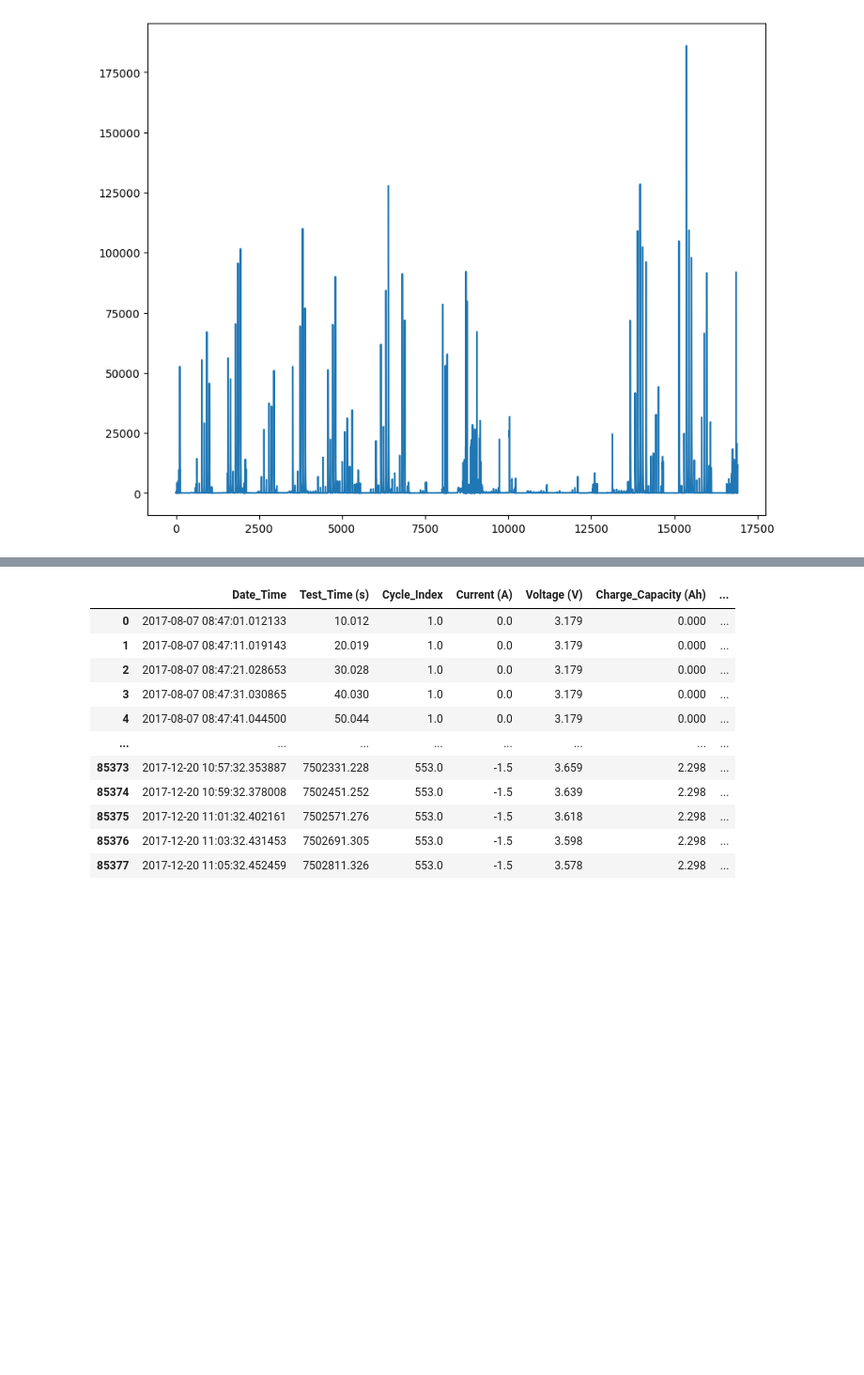
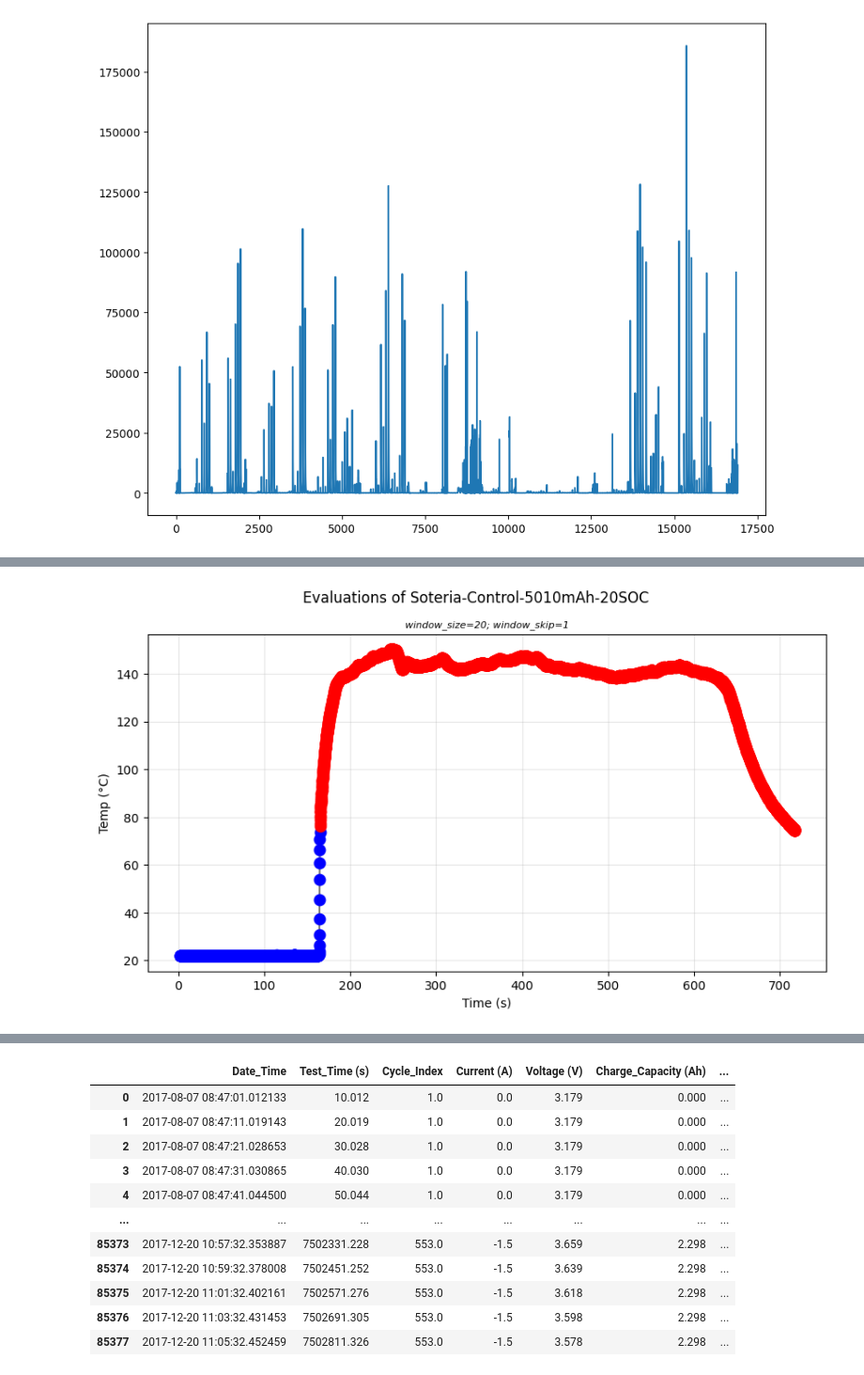
Before and after one commit to hhaller0826/thermal-runaway, a Jupyter notebook: exp.ipynb, the cells around one changed output, grey strips where cells are left out. Shown at 94% size. Cells and saved outputs as stored; diff of their text form; code cells hidden in the pictures; blank space fills up the shorter version.

```diff
--- a/exp.ipynb
+++ b/exp.ipynb
@@ -93,0 +106,5 @@ Building dataset index...
+# %%
+
+evaluate_and_plot(unhealthy_filename, transformer_model, window_size=20, window_skip=1, sampling_rate=10, threshold=300)
+# %% [output]
+[figure, added]
```
Also changed, not shown: parts of 29 cells of this notebook, 9 other files.
